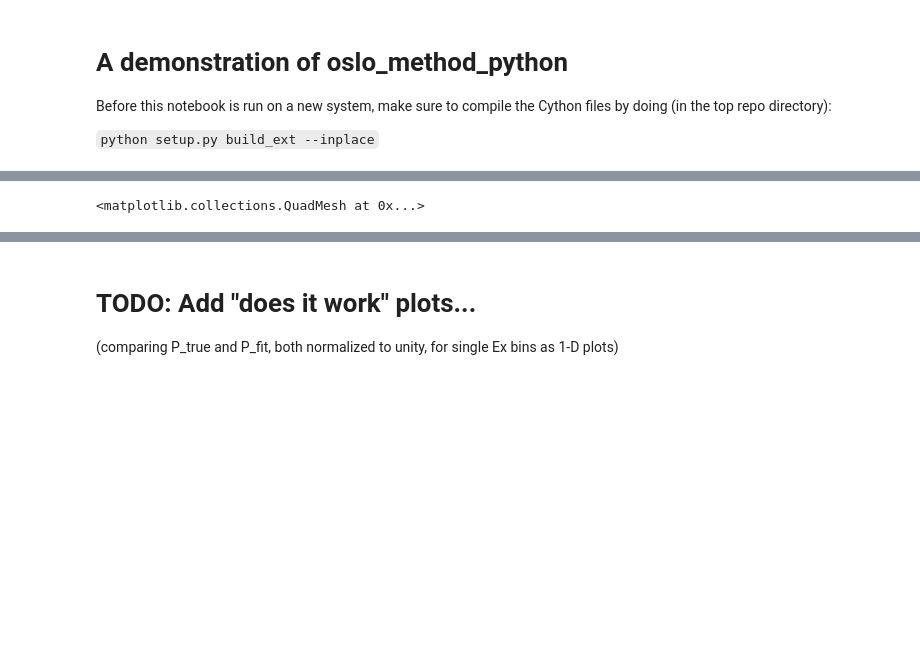
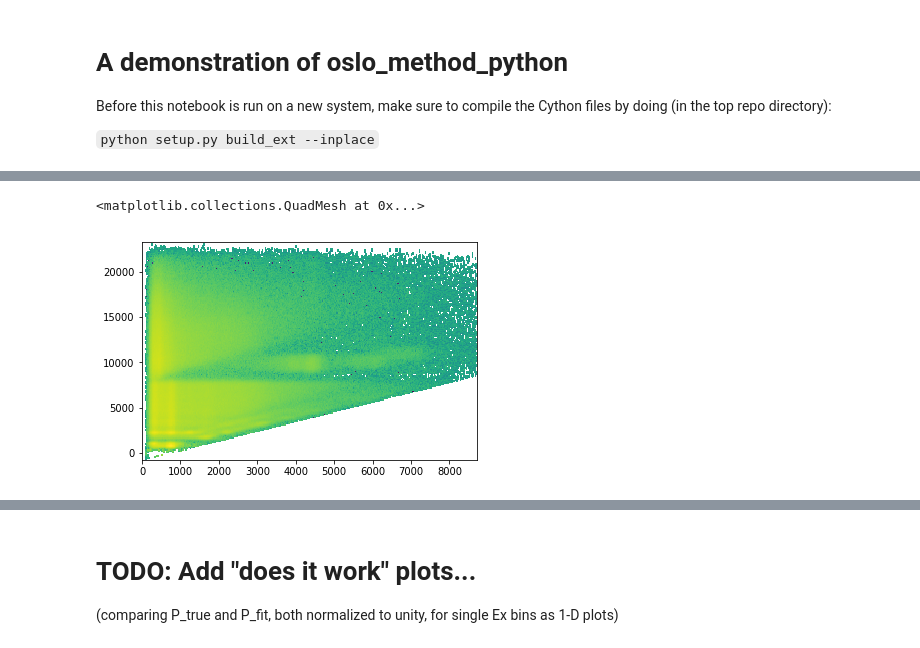
Before and after one commit to oslocyclotronlab/ompy, a Jupyter notebook: notebooks/example.ipynb, the cells around one changed output, grey strips where cells are left out. Drawn from its saved outputs; the diff is of its cells as text; code cells hidden in the pictures; blank space fills up the shorter version.

```diff
--- a/notebooks/example.ipynb
+++ b/notebooks/example.ipynb
@@ -33,8 +29,8 @@ raw.plot(title="raw")
 Ex1 = 0
 Eg1 = 800
 E1 = [Ex1, Eg1]
-Ex2 = 7300
-Eg2 = 7500
+Ex2 = 8000
+Eg2 = 8300
 E2 = [Ex2, Eg2]
 #raw_diagcut = copy.copy(raw)
 #raw_diagcut.matrix = om.cut_diagonal(raw.matrix, raw.E0_array, raw.E1_array, E1, E2)
@@ -46,4 +40,5 @@ raw.plot()
 <matplotlib.collections.QuadMesh at 0x...>
+[figure, added]
 # %%
 # Drop Ex larger than Sn, about 8300 keV
 raw.cut_rect(axis=0, E_limits=[0, 8400])
```
Also changed, not shown: parts of 18 cells of this notebook, 2 other files.
